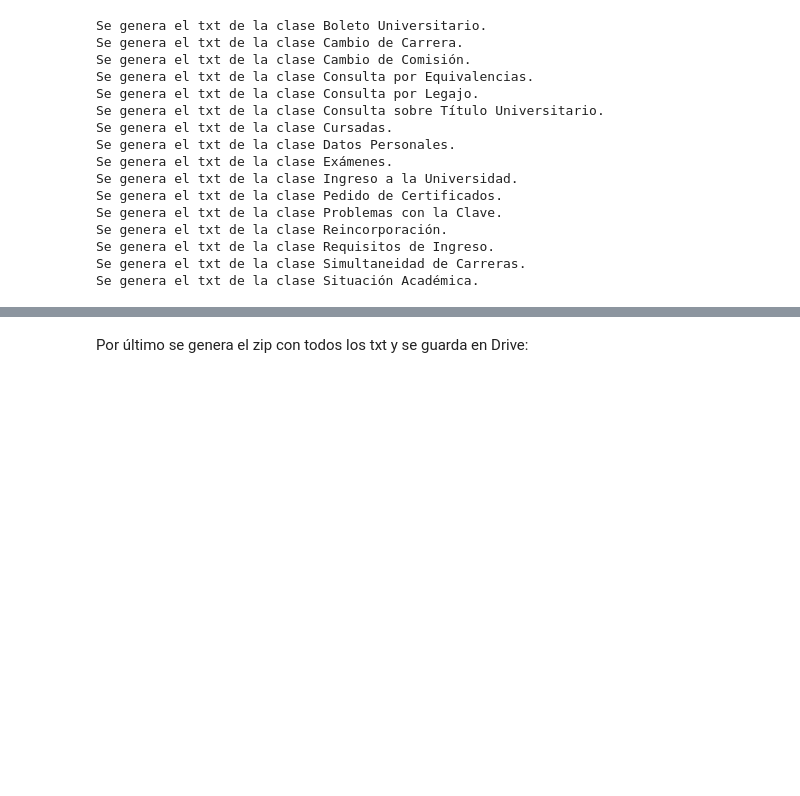
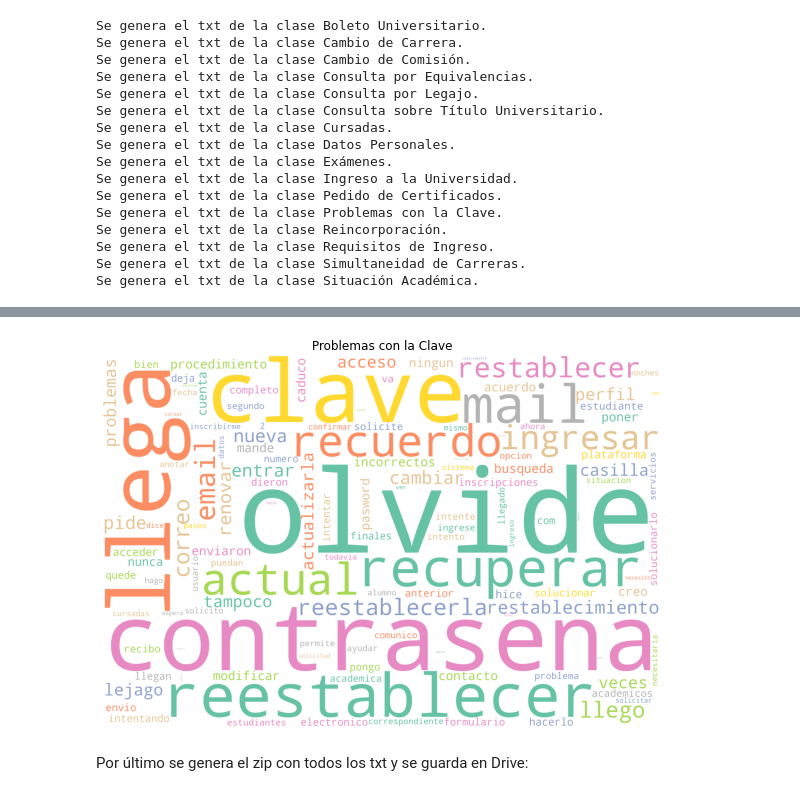
Before and after one commit to jumafernandez/clasificacion_correos, a Jupyter notebook: notebooks/jaiio/03-ss3.ipynb, the cells around one changed output, grey strips where cells are left out. Drawn from its saved outputs; the diff is of its cells as text; code cells hidden in the pictures; blank space fills up the shorter version.

```diff
--- a/notebooks/jaiio/03-ss3.ipynb
+++ b/notebooks/jaiio/03-ss3.ipynb
@@ -271,0 +297,25 @@ Se genera el txt de la clase Situación Académica.
+# %%
+import pandas as pd
+
+df_clave = pd.read_csv('txts_ss3/ss3_vocab_Problemas con la Clave(words).csv')
+
+df_clave = df_clave[['term', 'cv']]
+# %%
+dict_cv_terms = pd.Series(df_clave.cv.values, index=df_clave.term.values).to_dict()
+# %%
+# Se importan las librerías gráficas
+from wordcloud import WordCloud
+import matplotlib.pyplot as plt
+%matplotlib inline
+
+def plot_cloud(wordcloud, titulo):
+    # Set figure size
+    plt.figure(figsize=(10, 8))
+    # Display image
+    plt.imshow(wordcloud)
+    # No axis details
+    plt.axis("off")
+    # Titulo
+    plt.title(titulo)
+    # Muestro el gráfico
+    plt.show()
@@ -272,3 +324,9 @@ Se genera el txt de la clase Situación Académica.
+# %%
+# Genera la wordcloud
+wordcloud = WordCloud(width = 3000, height = 2000, random_state=1, background_color='white', colormap='Set2', collocations=False).generate_from_frequencies(dict_cv_terms)
+plot_cloud(wordcloud, 'Problemas con la Clave')
+# %% [output]
+[figure, added]
 # %% [markdown]
 Por último se genera el zip con todos los txt y se guarda en Drive:
 # %%
```
Also changed, not shown: parts of 7 cells of this notebook.
